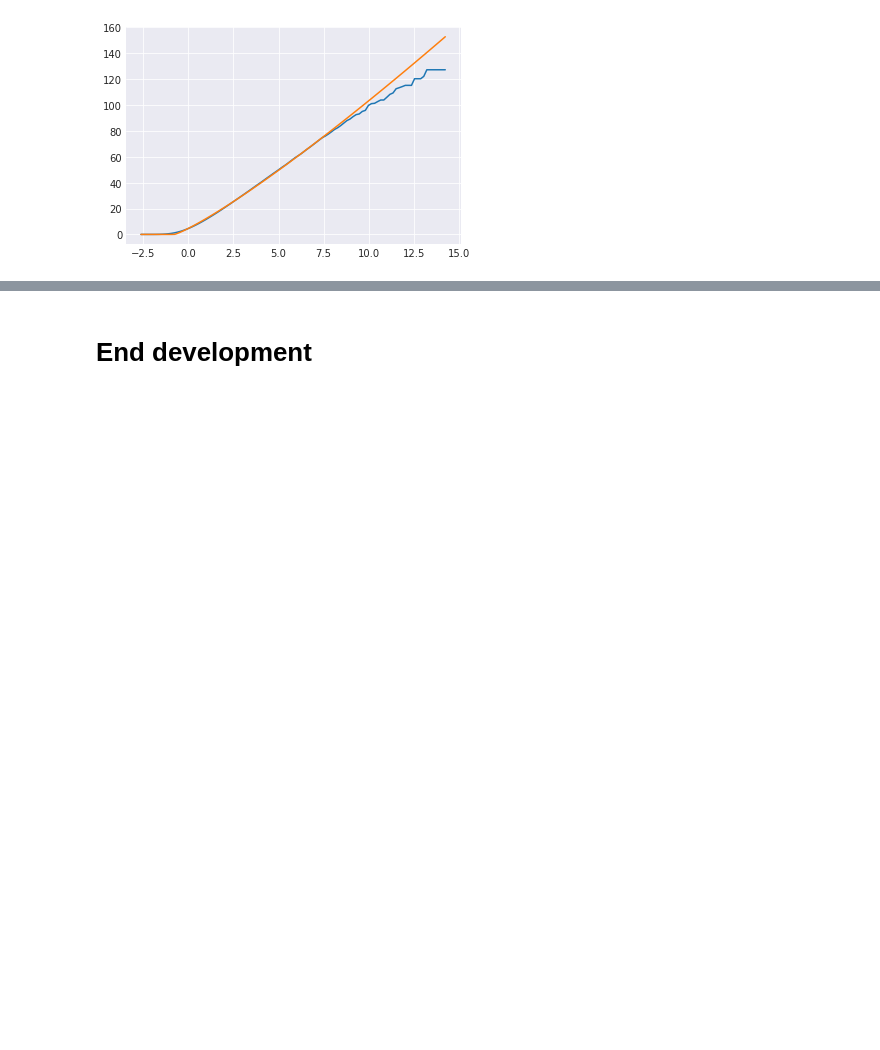
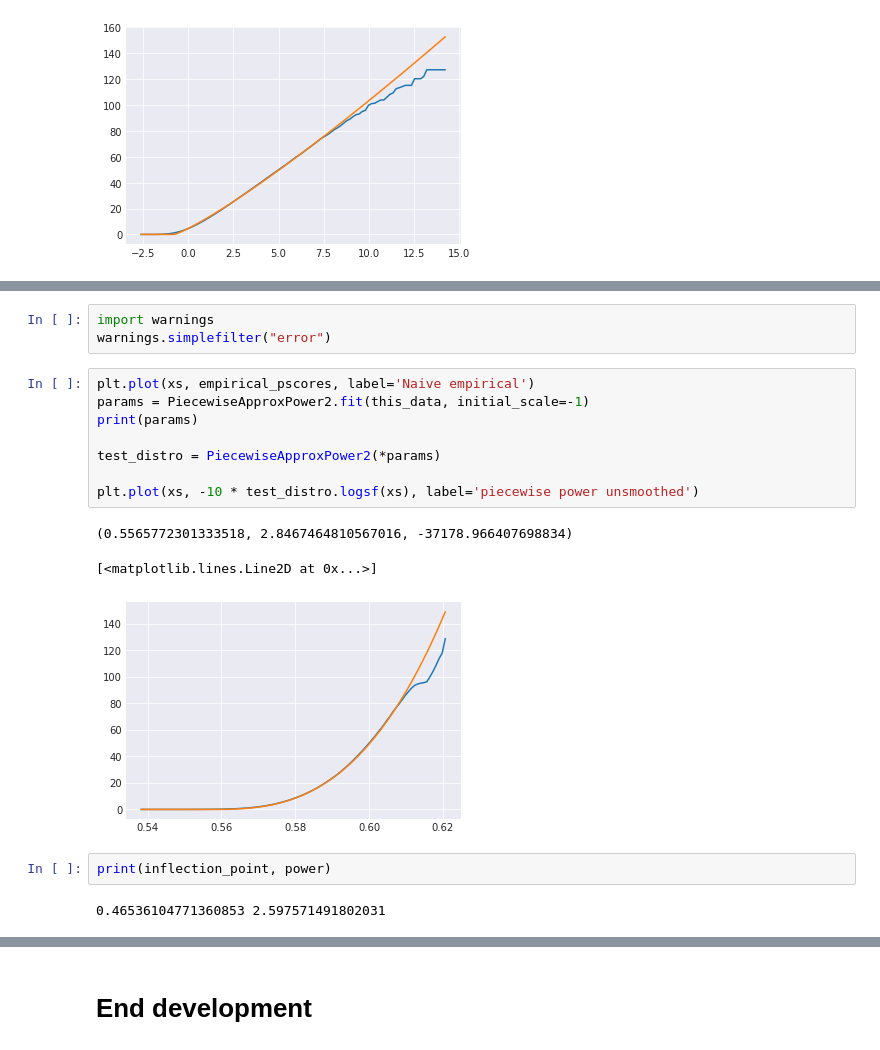
Before and after one commit to phageghost/PEAS, a Jupyter notebook: develop_distributions_2d.ipynb, the cells around one changed output, grey strips where cells are left out. Drawn from its saved outputs; the diff is of its cells as text; blank space fills up the shorter version.

```diff
--- a/develop_distributions_2d.ipynb
+++ b/develop_distributions_2d.ipynb
@@ -1134,0 +1233,19 @@ plt.plot(xs, -10 * test_distro.logsf(xs), label='piecewise power unsmoothed')
+# %%
+import warnings
+warnings.simplefilter("error")
+# %%
+plt.plot(xs, empirical_pscores, label='Naive empirical')
+params = PiecewiseApproxPower2.fit(this_data, initial_scale=-1)
+print(params)
+
+test_distro = PiecewiseApproxPower2(*params)
+
+plt.plot(xs, -10 * test_distro.logsf(xs), label='piecewise power unsmoothed')
+# %% [output]
+(0.5565772301333518, 2.8467464810567016, -37178.966407698834)
+[<matplotlib.lines.Line2D at 0x...>]
+[figure, added]
+# %%
+print(inflection_point, power)
+# %% [output]
+0.46536104771360853 2.597571491802031
```
Also changed, not shown: parts of 15 cells of this notebook, 3 other files.
